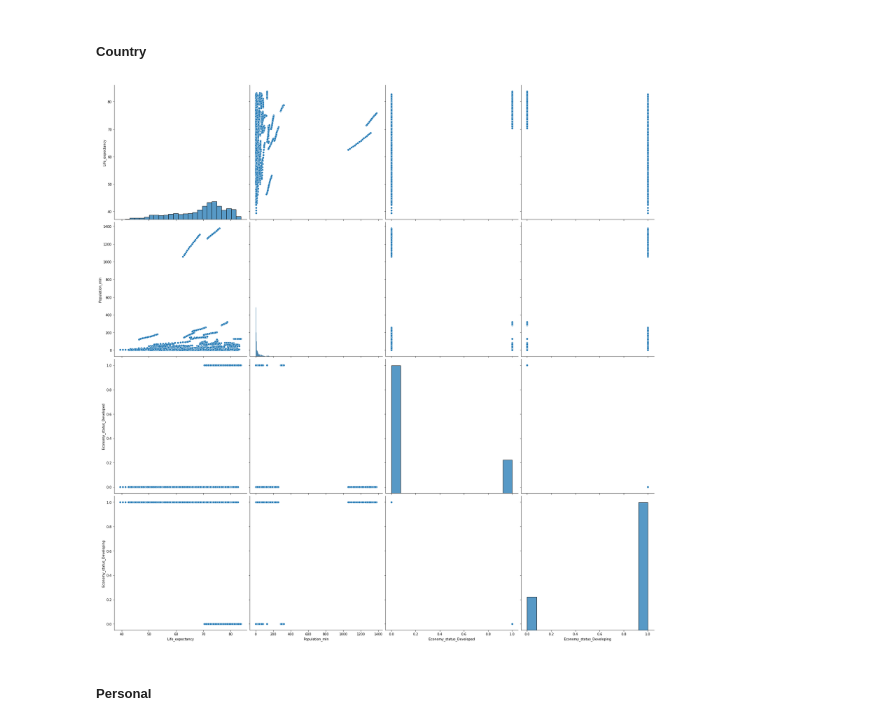
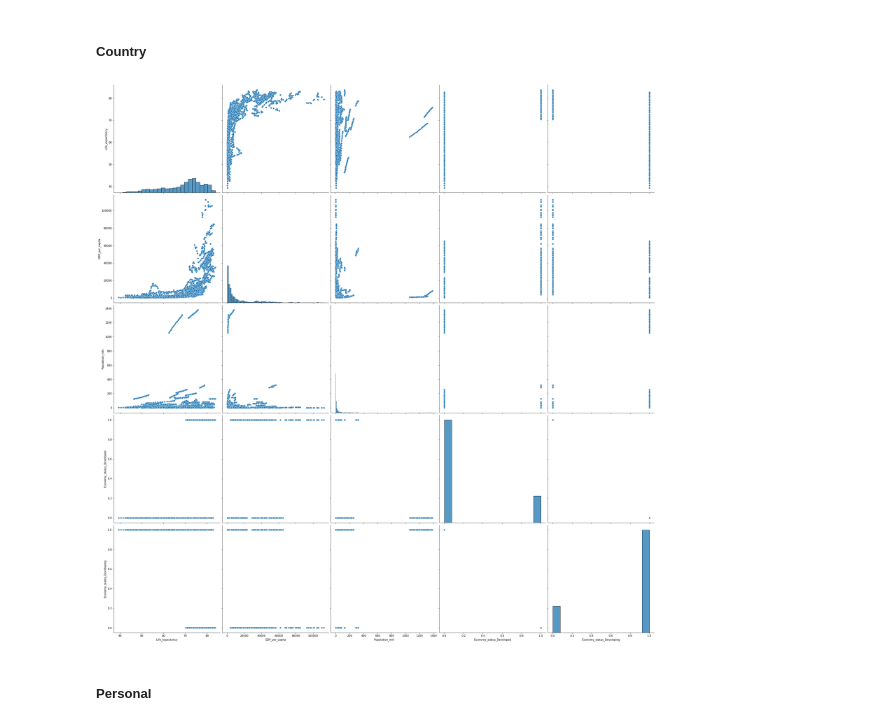
Before and after one commit to Diiamon/Def_WHO-life-, a Jupyter notebook: Notebook WHO.ipynb, the cells around one changed output. Drawn from its saved outputs; the diff is of its cells as text; code cells hidden in the pictures.

```diff
--- a/Notebook WHO.ipynb
+++ b/Notebook WHO.ipynb
@@ -441,11 +441,11 @@ plt.show()
 ##### Country
 # %%
 # Country condition correlation to life expectancy
-sns.pairplot(df[['Life_expectancy','Country','Region', 'Population_mln', 'Economy_status_Developed', 'Economy_status_Developing']],
+sns.pairplot(df[['Life_expectancy','Country', 'GDP_per_capita','Region', 'Population_mln', 'Economy_status_Developed', 'Economy_status_Developing']],
              height = 6)
 plt.show()
 # %% [output]
-[figure, old version]
+[figure, new version]
 # %% [markdown]
 ##### Personal
 # %%
```
